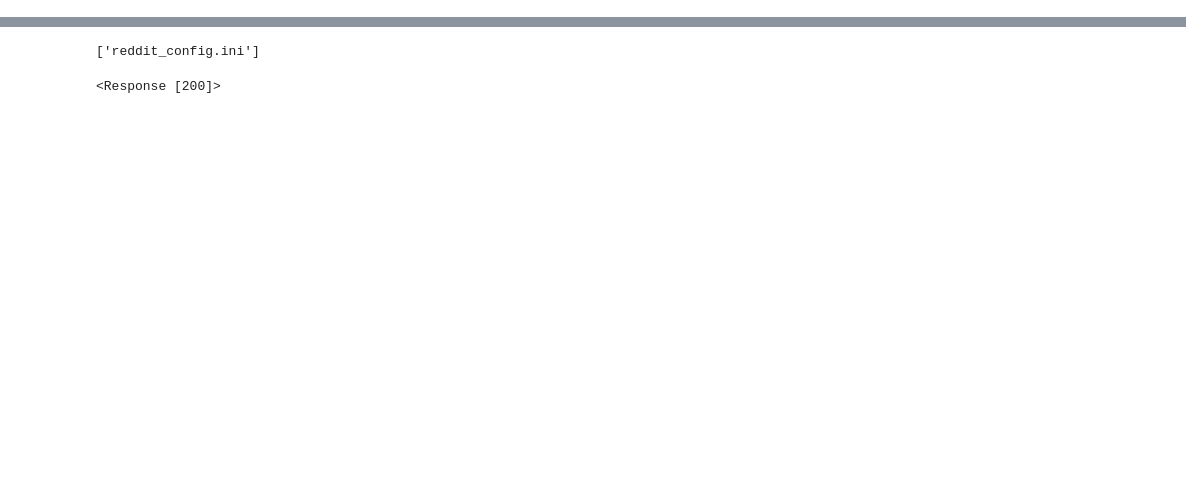
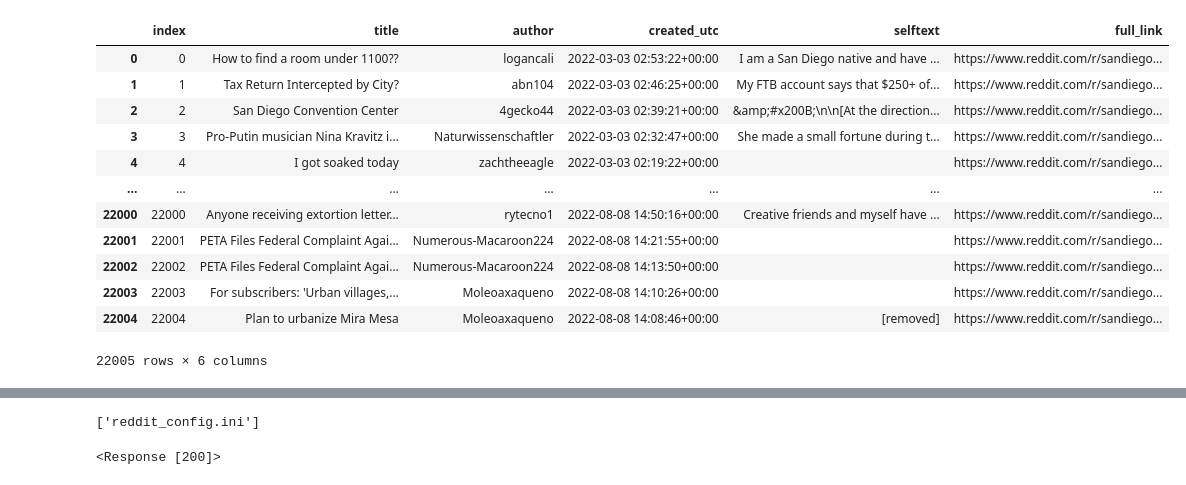
Before and after one commit to amoltkale/san_diego_crime_knowledge_graph, a Jupyter notebook: scrape_reddit.ipynb, the cells around one changed output, grey strips where cells are left out. Cells and saved outputs as stored; diff of their text form; code cells hidden in the pictures; blank space fills up the shorter version.

Commit message:
Added code to interface with pushshift to pull posts from timeframes

```diff
--- a/scrape_reddit.ipynb
+++ b/scrape_reddit.ipynb
@@ -7,0 +60,38 @@ import pandas as pd
+# %%
+keys_interest = ['title', 'author', 'created_utc', 'selftext', 'full_link']
+data_dict = {}
+res_dict = {}
+for i, post_dict in enumerate(post_list):
+    res_dict[i] = post_dict
+    data_dict[i] = {}
+    for k in keys_interest:
+        try:
+            data_dict[i][k] = post_dict[k]
+        except:
+            data_dict[i][k] = None
+
+# Write json files of original pull
+with open('year_data.json', 'w') as f:
+    json.dump(res_dict, f)
+
+# Write out csv of data
+data_df = pd.DataFrame(data_dict).T
+data_df["created_utc"] = pd.to_datetime(data_df["created_utc"], utc=True, unit='s')
+data_df.reset_index(inplace=True)
+data_df.sort_values('created_utc')
+data_df.to_csv('year_data.csv')
+data_df
+# %% [output]
+|  | index | title | author | created_utc | selftext | full_link |
+| 0 | 0 | How to find a room under 1100?? | logancali | 2022-03-03 02:53:22+00:00 | I am a San Diego native and have ... | https://www.reddit.com/r/sandiego... |
+| 1 | 1 | Tax Return Intercepted by City? | abn104 | 2022-03-03 02:46:25+00:00 | My FTB account says that $250+ of... | https://www.reddit.com/r/sandiego... |
+| 2 | 2 | San Diego Convention Center | 4gecko44 | 2022-03-03 02:39:21+00:00 | &amp;#x200B;\n\n[At the direction... | https://www.reddit.com/r/sandiego... |
+| 3 | 3 | Pro-Putin musician Nina Kravitz i... | Naturwissenschaftler | 2022-03-03 02:32:47+00:00 | She made a small fortune during t... | https://www.reddit.com/r/sandiego... |
+| 4 | 4 | I got soaked today | zachtheeagle | 2022-03-03 02:19:22+00:00 |  | https://www.reddit.com/r/sandiego... |
+| ... | ... | ... | ... | ... | ... | ... |
+| 22000 | 22000 | Anyone receiving extortion letter... | rytecno1 | 2022-08-08 14:50:16+00:00 | Creative friends and myself have ... | https://www.reddit.com/r/sandiego... |
+| 22001 | 22001 | PETA Files Federal Complaint Agai... | Numerous-Macaroon224 | 2022-08-08 14:21:55+00:00 |  | https://www.reddit.com/r/sandiego... |
+| 22002 | 22002 | PETA Files Federal Complaint Agai... | Numerous-Macaroon224 | 2022-08-08 14:13:50+00:00 |  | https://www.reddit.com/r/sandiego... |
+| 22003 | 22003 | For subscribers: 'Urban villages,... | Moleoaxaqueno | 2022-08-08 14:10:26+00:00 |  | https://www.reddit.com/r/sandiego... |
+| 22004 | 22004 | Plan to urbanize Mira Mesa | Moleoaxaqueno | 2022-08-08 14:08:46+00:00 | [removed] | https://www.reddit.com/r/sandiego... |
+22005 rows × 6 columns
```
Also changed, not shown: parts of 16 cells of this notebook, 1 other file.
